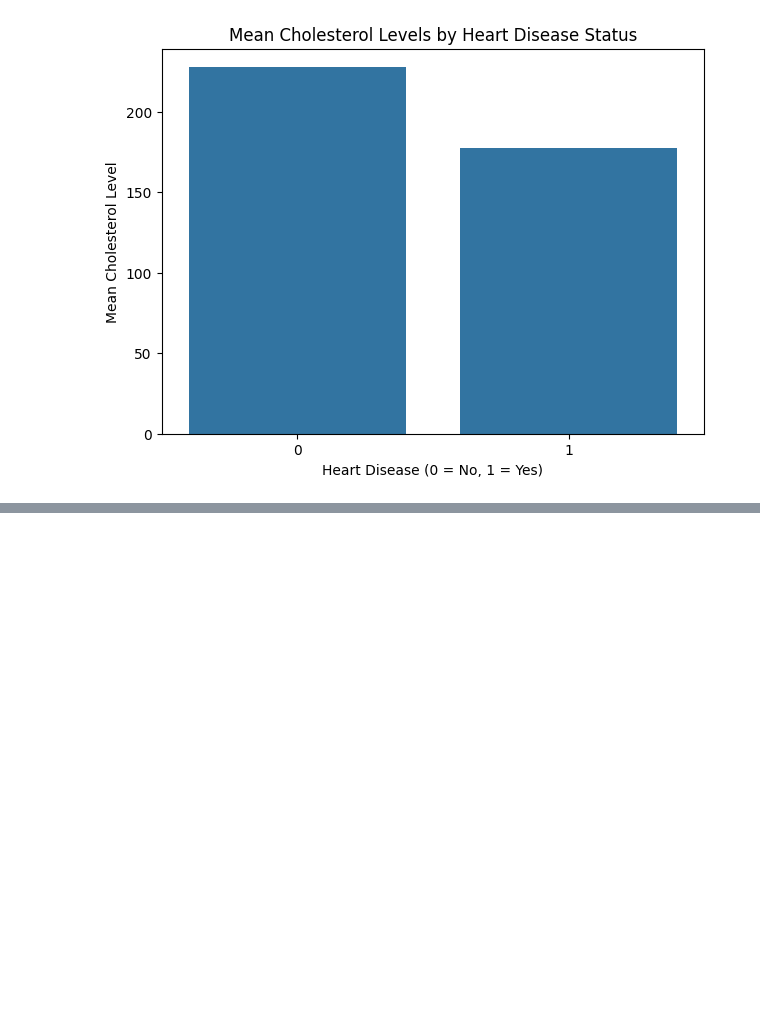
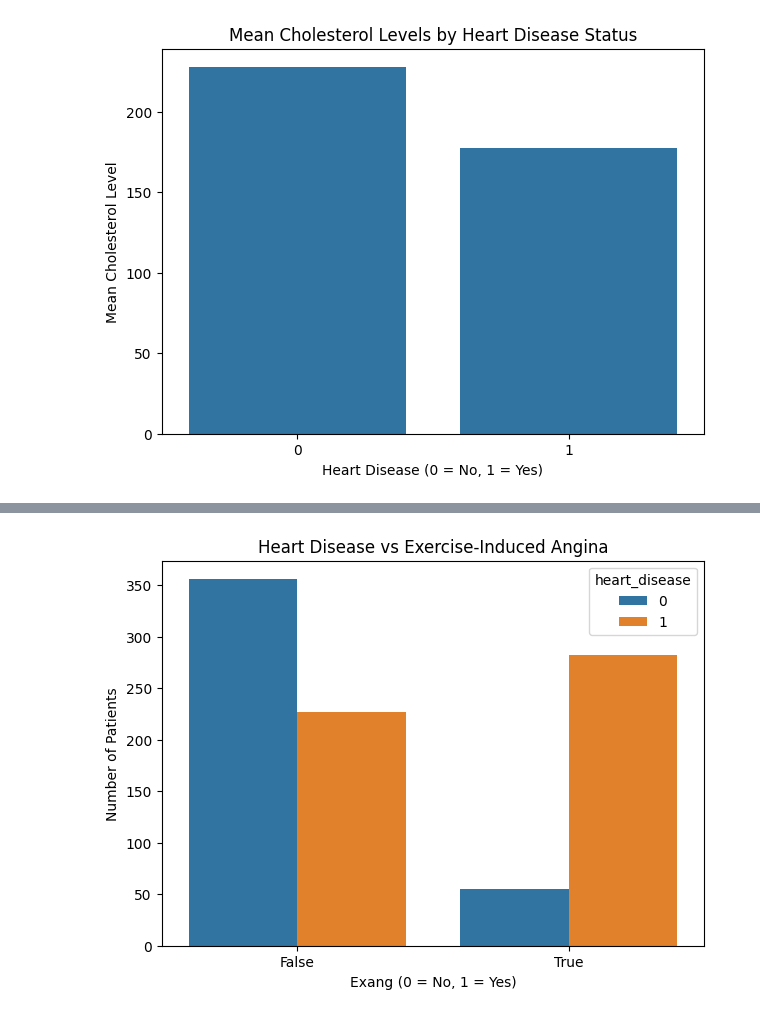
Before and after one commit to stanleyotieno1/Data-analysis-assignment, a Jupyter notebook: Jupyter-files/health.ipynb, the cells around one changed output, grey strips where cells are left out. Saved outputs shown, nothing was run; the diff lists cells and outputs as text; code cells hidden in the pictures; blank space fills up the shorter version.

```diff
--- a/Jupyter-files/health.ipynb
+++ b/Jupyter-files/health.ipynb
@@ -264,0 +294,11 @@ plt.show()
+# %%
+exang_counts = health_df.groupby(['exang', 'heart_disease']).size().reset_index(name='Count')
+
+plt.figure(figsize=(7,5))
+sns.barplot(data=exang_counts, x='exang', y='Count', hue='heart_disease')
+plt.title("Heart Disease vs Exercise-Induced Angina")
+plt.xlabel("Exang (0 = No, 1 = Yes)")
+plt.ylabel("Number of Patients")
+plt.show()
+# %% [output]
+[figure, added]
```
Also changed, not shown: parts of 3 cells of this notebook.
